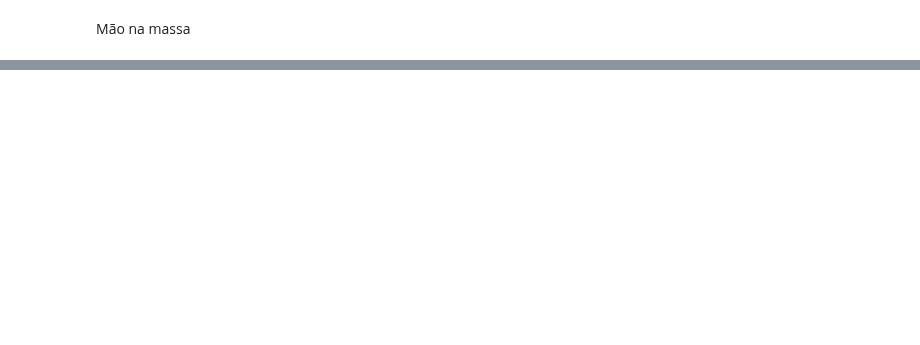
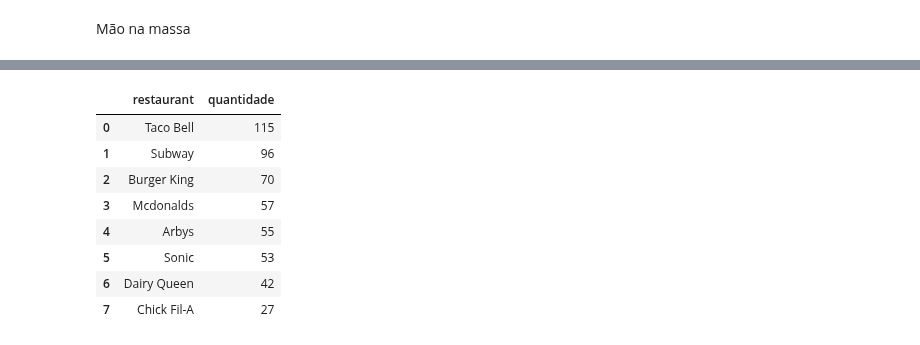
Before and after one commit to gamrodrigues/Coder, a Jupyter notebook: Aula 11 - exercícios.ipynb, the cells around one changed output, grey strips where cells are left out. Saved outputs shown, nothing was run; the diff lists cells and outputs as text; code cells hidden in the pictures; blank space fills up the shorter version.

```diff
--- a/Aula 11 - exercícios.ipynb
+++ b/Aula 11 - exercícios.ipynb
@@ -13,3 +38,15 @@ fastfood.head()
+# %%
+restaurantes
+# %% [output]
+|  | restaurant | quantidade |
+| 0 | Taco Bell | 115 |
+| 1 | Subway | 96 |
+| 2 | Burger King | 70 |
+| 3 | Mcdonalds | 57 |
+| 4 | Arbys | 55 |
+| 5 | Sonic | 53 |
+| 6 | Dairy Queen | 42 |
+| 7 | Chick Fil-A | 27 |
 # %%
 fig,ax = plt.subplots()
 restaurantes=fastfood.restaurant.value_counts().reset_index().rename({'count':'quantidade'}, axis=1)
```
Also changed, not shown: parts of 11 cells of this notebook.
